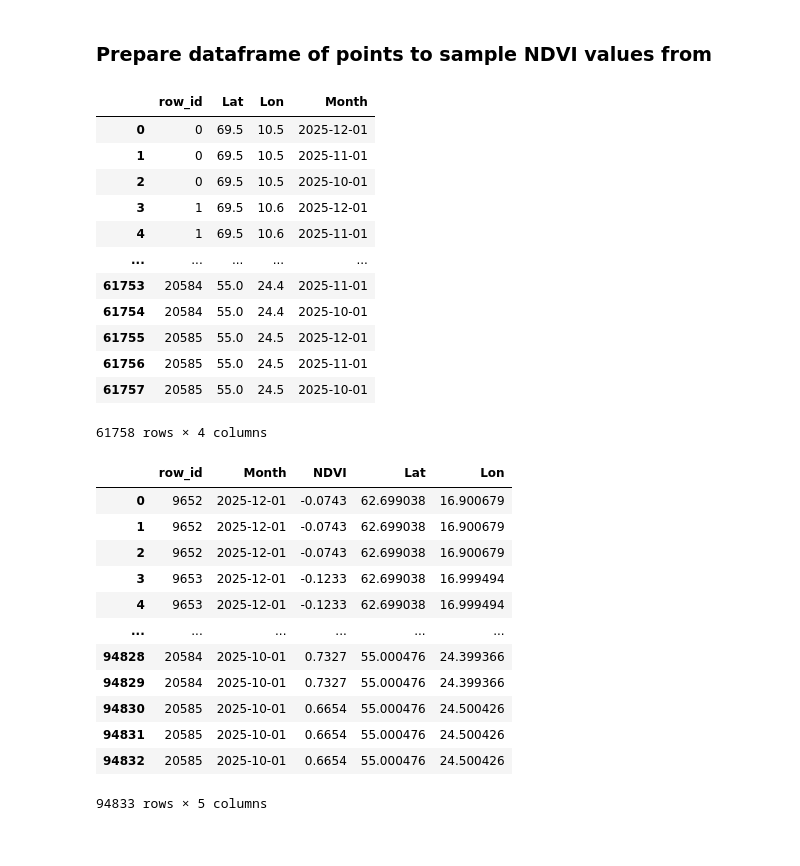
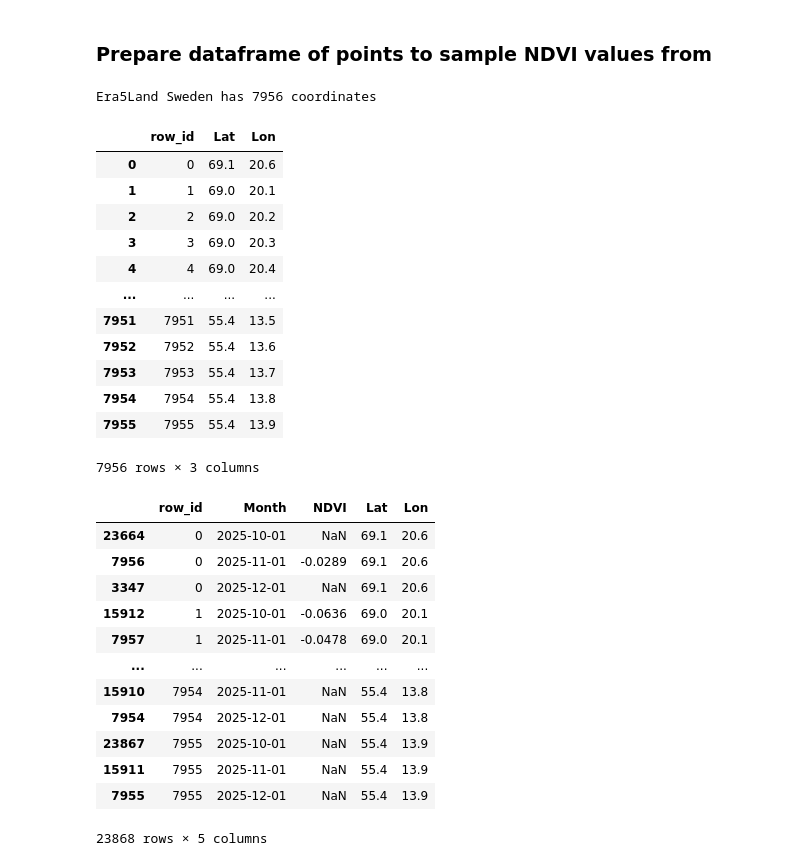
Before and after one commit to jpruzcuen/scalable_ml, a Jupyter notebook: notebooks/inference_ndvi.ipynb, the cells around one changed output. Cells and saved outputs as stored; diff of their text form; code cells hidden in the pictures.

```diff
--- a/notebooks/inference_ndvi.ipynb
+++ b/notebooks/inference_ndvi.ipynb
@@ -42,25 +39,27 @@ modis = ee.ImageCollection("MODIS/061/MOD13Q1").select("NDVI")
 # %% [markdown]
 ### Prepare dataframe of points to sample NDVI values from
 # %%
-months_df = pd.DataFrame({"Month": pd.to_datetime(months)})
-months_df["Month"] = pd.to_datetime(months_df["Month"].dt.date)
-months_df["key"] = 1
+# months_df = pd.DataFrame({"Month": pd.to_datetime(months)})
+# months_df["Month"] = pd.to_datetime(months_df["Month"].dt.date)
+# months_df["key"] = 1
 
-era5_points_df = pd.read_csv('../data/country/era5points_df.csv')
-era5_points_df["key"] = 1
-era5_points_df = era5_points_df.merge(months_df, on="key").drop(columns="key")
+era5_points_df = pd.read_csv('../data/country/era5coords_df.csv')
+print(f"Era5Land Sweden has {len(era5_points_df)} coordinates")
+# era5_points_df["key"] = 1
+# era5_points_df = era5_points_df.merge(months_df, on="key").drop(columns="key")
 era5_points_df
 # %% [output]
+Era5Land Sweden has 7956 coordinates
-|  | row_id | Lat | Lon | Month |
-| 0 | 0 | 69.5 | 10.5 | 2025-12-01 |
-| 1 | 0 | 69.5 | 10.5 | 2025-11-01 |
-| 2 | 0 | 69.5 | 10.5 | 2025-10-01 |
-| 3 | 1 | 69.5 | 10.6 | 2025-12-01 |
-| 4 | 1 | 69.5 | 10.6 | 2025-11-01 |
-| ... | ... | ... | ... | ... |
-| 61753 | 20584 | 55.0 | 24.4 | 2025-11-01 |
-| 61754 | 20584 | 55.0 | 24.4 | 2025-10-01 |
-| 61755 | 20585 | 55.0 | 24.5 | 2025-12-01 |
-| 61756 | 20585 | 55.0 | 24.5 | 2025-11-01 |
-| 61757 | 20585 | 55.0 | 24.5 | 2025-10-01 |
+|  | row_id | Lat | Lon |
+| 0 | 0 | 69.1 | 20.6 |
+| 1 | 1 | 69.0 | 20.1 |
+| 2 | 2 | 69.0 | 20.2 |
+| 3 | 3 | 69.0 | 20.3 |
+| 4 | 4 | 69.0 | 20.4 |
+| ... | ... | ... | ... |
+| 7951 | 7951 | 55.4 | 13.5 |
+| 7952 | 7952 | 55.4 | 13.6 |
+| 7953 | 7953 | 55.4 | 13.7 |
+| 7954 | 7954 | 55.4 | 13.8 |
+| 7955 | 7955 | 55.4 | 13.9 |
-61758 rows × 4 columns
+7956 rows × 3 columns
@@ -67,24 +90,26 @@ era5_points_df
 # %%
+modis = ee.ImageCollection("MODIS/061/MOD13Q1").select("NDVI")
+
 ndvi_df = download_monthly_ndvi(
     dataset=modis,
     points_df=era5_points_df,
-    months=era5_points_df["Month"].unique(),
+    months=months,
     chunk_size=4000
 )
 
-ndvi_df["Month"] = pd.to_datetime(ndvi_df["Month"])
+ndvi_df = ndvi_df.sort_values(["row_id", "Month"])
 ndvi_df
 # %% [output]
 |  | row_id | Month | NDVI | Lat | Lon |
-| 0 | 9652 | 2025-12-01 | -0.0743 | 62.699038 | 16.900679 |
-| 1 | 9652 | 2025-12-01 | -0.0743 | 62.699038 | 16.900679 |
-| 2 | 9652 | 2025-12-01 | -0.0743 | 62.699038 | 16.900679 |
-| 3 | 9653 | 2025-12-01 | -0.1233 | 62.699038 | 16.999494 |
-| 4 | 9653 | 2025-12-01 | -0.1233 | 62.699038 | 16.999494 |
+| 23664 | 0 | 2025-10-01 | NaN | 69.1 | 20.6 |
+| 7956 | 0 | 2025-11-01 | -0.0289 | 69.1 | 20.6 |
+| 3347 | 0 | 2025-12-01 | NaN | 69.1 | 20.6 |
+| 15912 | 1 | 2025-10-01 | -0.0636 | 69.0 | 20.1 |
+| 7957 | 1 | 2025-11-01 | -0.0478 | 69.0 | 20.1 |
 | ... | ... | ... | ... | ... | ... |
-| 94828 | 20584 | 2025-10-01 | 0.7327 | 55.000476 | 24.399366 |
-| 94829 | 20584 | 2025-10-01 | 0.7327 | 55.000476 | 24.399366 |
-| 94830 | 20585 | 2025-10-01 | 0.6654 | 55.000476 | 24.500426 |
-| 94831 | 20585 | 2025-10-01 | 0.6654 | 55.000476 | 24.500426 |
-| 94832 | 20585 | 2025-10-01 | 0.6654 | 55.000476 | 24.500426 |
+| 15910 | 7954 | 2025-11-01 | NaN | 55.4 | 13.8 |
+| 7954 | 7954 | 2025-12-01 | NaN | 55.4 | 13.8 |
+| 23867 | 7955 | 2025-10-01 | NaN | 55.4 | 13.9 |
+| 15911 | 7955 | 2025-11-01 | NaN | 55.4 | 13.9 |
+| 7955 | 7955 | 2025-12-01 | NaN | 55.4 | 13.9 |
-94833 rows × 5 columns
+23868 rows × 5 columns
```
Also changed, not shown: parts of 13 cells of this notebook, 11 other files.
